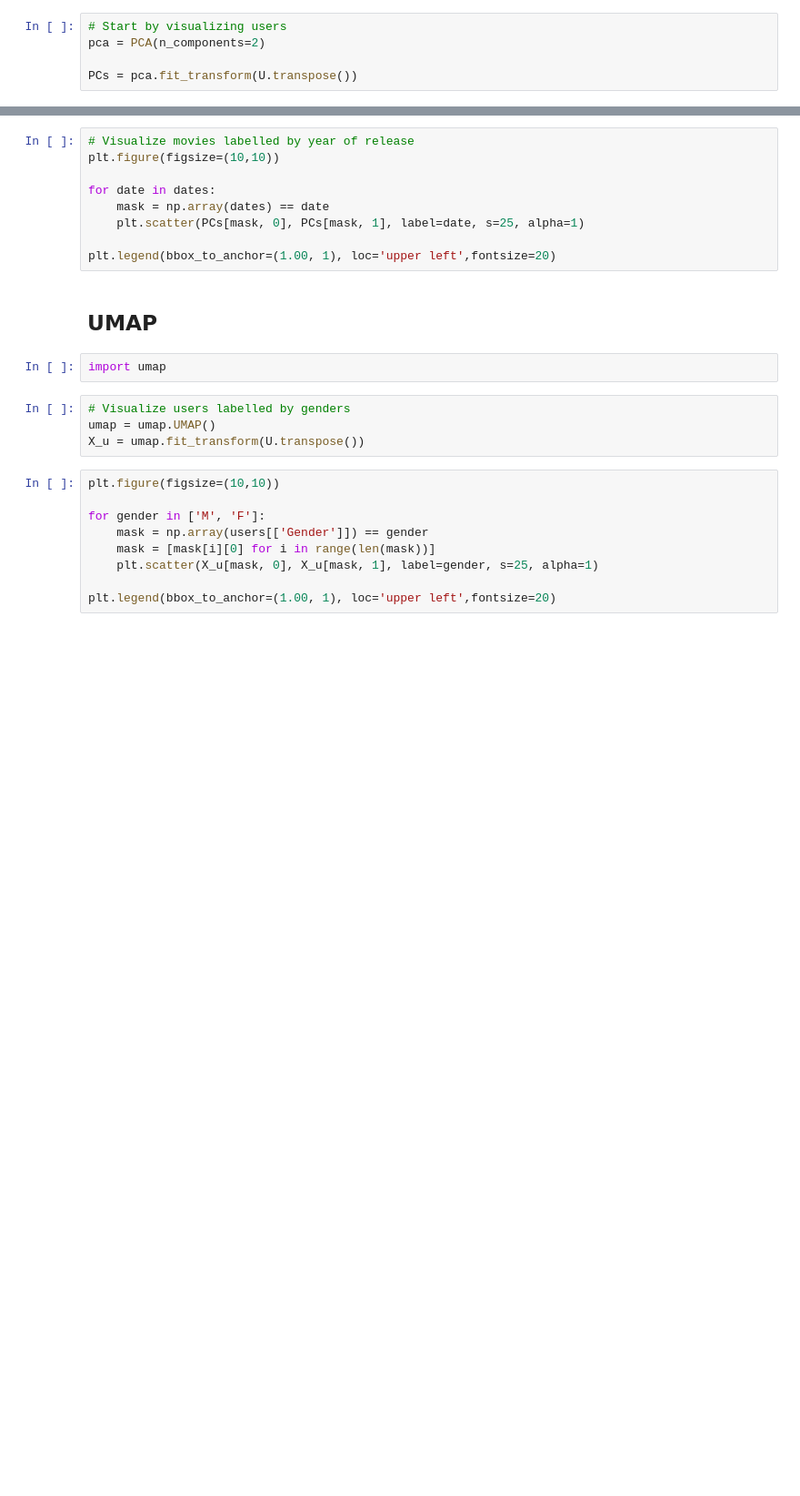
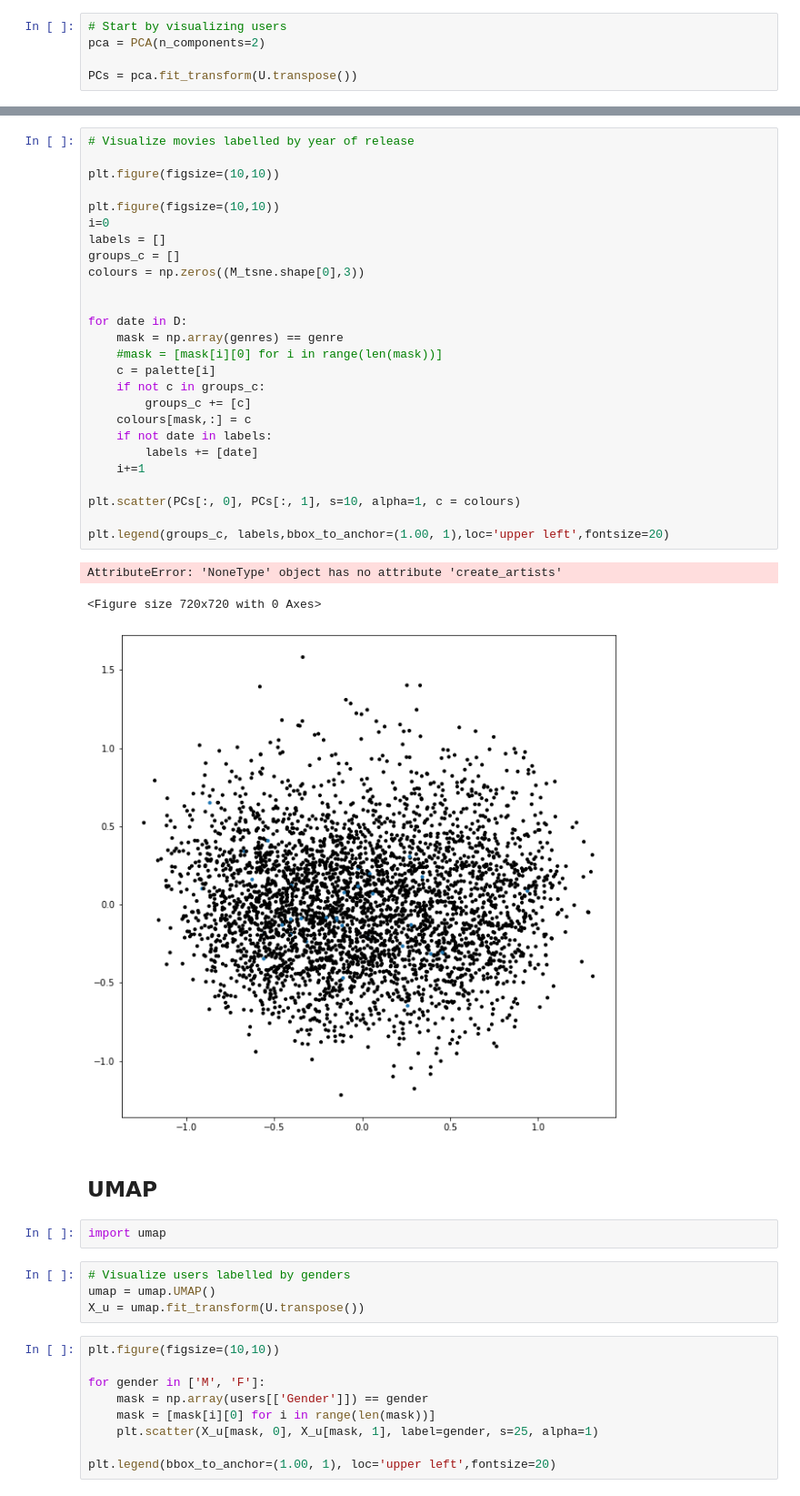
Before and after one commit to n0rdp0l/DataMining, a Jupyter notebook: data_visualization.ipynb, the cells around one changed output, grey strips where cells are left out. Shown at 91% size. Saved outputs shown, nothing was run; the diff lists cells and outputs as text; blank space fills up the shorter version.

```diff
--- a/data_visualization.ipynb
+++ b/data_visualization.ipynb
@@ -65,12 +158,33 @@ plt.legend(bbox_to_anchor=(1.00, 1), loc='upper left',fontsize=20)
 # %%
 # Visualize movies labelled by year of release
+
 plt.figure(figsize=(10,10))
 
-for date in dates:
-    mask = np.array(dates) == date
-    plt.scatter(PCs[mask, 0], PCs[mask, 1], label=date, s=25, alpha=1)
+plt.figure(figsize=(10,10))
+i=0
+labels = []
+groups_c = []
+colours = np.zeros((M_tsne.shape[0],3))
 
-plt.legend(bbox_to_anchor=(1.00, 1), loc='upper left',fontsize=20)
+
+for date in D:
+    mask = np.array(genres) == genre
+    #mask = [mask[i][0] for i in range(len(mask))]
+    c = palette[i]
+    if not c in groups_c:
+        groups_c += [c]
+    colours[mask,:] = c
+    if not date in labels:
+        labels += [date]
+    i+=1
+
+plt.scatter(PCs[:, 0], PCs[:, 1], s=10, alpha=1, c = colours)
+
+plt.legend(groups_c, labels,bbox_to_anchor=(1.00, 1),loc='upper left',fontsize=20)
+# %% [output]
+AttributeError: 'NoneType' object has no attribute 'create_artists'
+<Figure size 720x720 with 0 Axes>
+[figure, added]
 # %% [markdown]
 ## UMAP
 # %%
```
Also changed, not shown: parts of 21 cells of this notebook, 5 other files.
